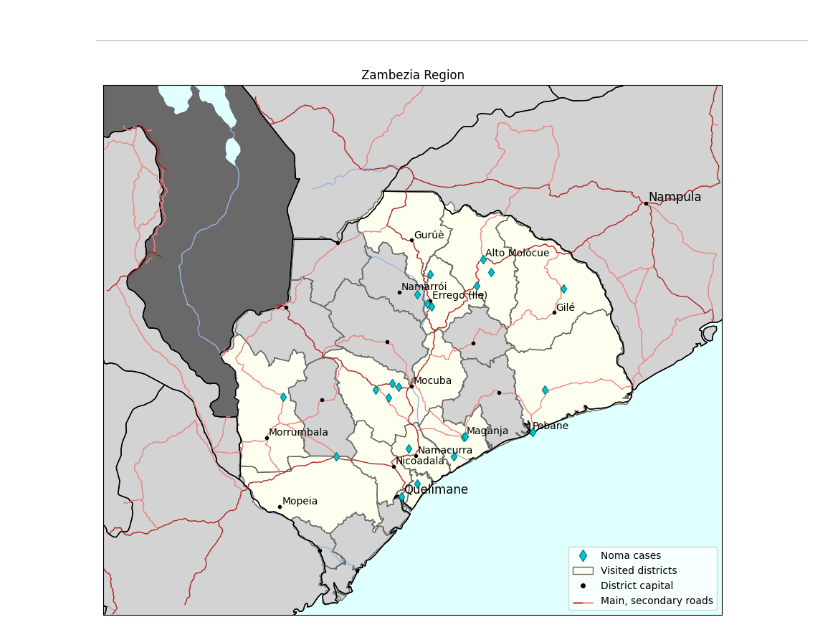
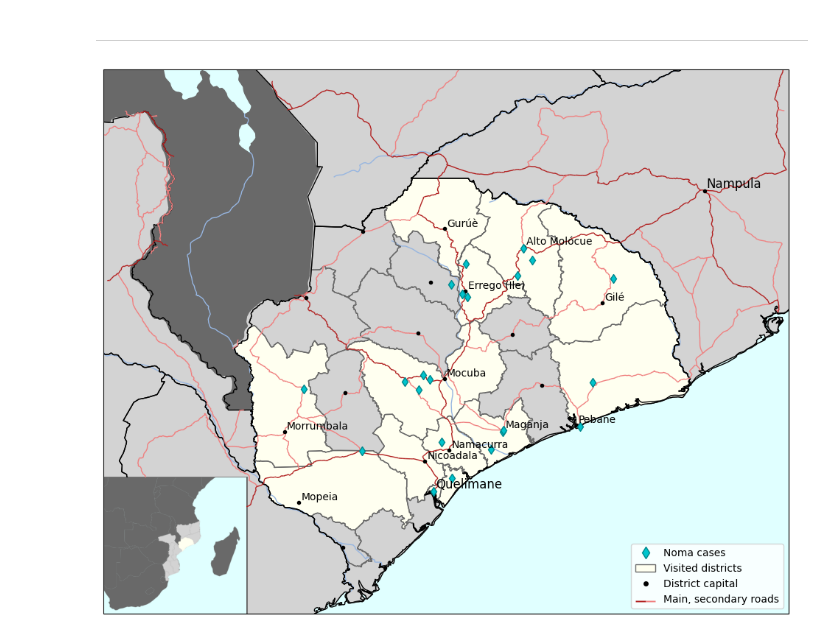
Before and after one commit to Victorivus/noma_cases_visualisation_mozambique, a Jupyter notebook: visualize_data.ipynb, the cells around one changed output. Drawn from its saved outputs; the diff is of its cells as text; code cells hidden in the pictures.

Commit message:
Add miniature african map in corner

```diff
--- a/visualize_data.ipynb
+++ b/visualize_data.ipynb
@@ -42,16 +85,21 @@ def load_maps_and_regions():
     ax.add_geometries(zambezia_districts[zambezia_districts.ADM1_PT=='Zambezia']['geometry'], crs=ccrs.PlateCarree(),
                     edgecolor='dimgray', linestyle='-', facecolor='none', linewidth=1)
 
-    # Plot Zambezia region boundary
-    ax.add_geometries(moz_regions['geometry'], crs=ccrs.PlateCarree(), edgecolor='black', linestyle='-', facecolor='none')
+    for region in zambezia_districts.ADM1_PT.unique():
+        ax.add_geometries(zambezia_districts[zambezia_districts.ADM1_PT==region].dissolve()['geometry'], crs=ccrs.PlateCarree(),
+                    edgecolor='black', linestyle='-', facecolor='none', linewidth=1)
+
+
+        # Plot Zambezia region boundary
+        # ax.add_geometries(moz_regions['geometry'], crs=ccrs.PlateCarree(), edgecolor='black', linestyle='-', facecolor='none')
 
     # moz_regions['color'] = np.where(moz_regions['name']=='Zambezia', 'lightgray', 'darkgrey') # Different gray tone for inside or outside Zambezia
     moz_regions['color'] = 'lightgray' # np.where(moz_regions['name']=='Zambezia', 'darkgrey', 'darkgrey')
     zambezia_region = moz_regions[moz_regions['name']=='Zambezia']['geometry'].unary_union
-    moz_regions.plot(color=moz_regions['color'], ax=ax)
+    moz_regions.plot(facecolor=moz_regions['color'], edgecolor='none', ax=ax)
 
     mw_regions = gpd.read_file("world_shp/mw.shp")
-    mw_regions.dissolve().plot(color='dimgray', edgecolor="black", ax=ax)
+    mw_regions.dissolve().plot(facecolor='dimgray', edgecolor='none', ax=ax, linewidth=2)
     return ax, defined_region, zambezia_region, zambezia_districts
 # %%
 def load_roads(ax, defined_region, zambezia_region, output_folder = "generated_shp"):
@@ -92,7 +140,8 @@ def load_roads(ax, defined_region, zambezia_region, output_folder = "generated_s
         #         'secondary': 'lightcoral',
         #         'secondary_link': 'lightcoral'
         #     }
-        ax.add_geometries([road['geometry']], crs=ccrs.PlateCarree(), edgecolor=color[road['fclass']], linewidth=1, facecolor='none')
+        ax.add_geometries([road['geometry']], crs=ccrs.PlateCarree(), edgecolor=color[road['fclass']],
+                          linewidth=1, facecolor='none')
 
     if save:
         gdf[gdf['fclass'].isin(target_fclasses)].to_file(os.path.join(output_folder,"our_roads.shp"))
@@ -245,20 +294,23 @@ def load_study_data(ax, zambezia_districts, filename="Case_series.csv", delimite
 
     # Namarroi wasn't visited although cases were reported there
     zambezia_districts_strict.loc[zambezia_districts_strict.ADM2_PT=='Namarroi', 'color'] = 'lightgray'
+    zambezia_districts_strict.loc[zambezia_districts_strict.ADM2_PT=='Derre', 'color'] = 'lightgray'
     # Gurue and Nicoadala were visited but not cases reported
     zambezia_districts_strict.loc[zambezia_districts_strict.ADM2_PT=='Gurue', 'color'] = visited_color
     zambezia_districts_strict.loc[zambezia_districts_strict.ADM2_PT=='Nicoadala', 'color'] = visited_color
+    zambezia_districts_strict.loc[zambezia_districts_strict.ADM2_PT=='Mopeia', 'color'] = visited_color
     zambezia_districts_strict.plot(color=zambezia_districts_strict['color'], ax=ax)
     return ax
 # %% [markdown]
 _____
 # %%
 ax, defined_region, zambezia_region, zambezia_districts = load_maps_and_regions()
+create_mini_global_map()
 ax = load_roads(ax, defined_region, zambezia_region)
 ax = load_waterways(ax, defined_region)
 # ax = load_health_facilities(ax) # Decided to not show in the latest version
 ax = load_places(ax, defined_region)
-ax = load_study_data(ax, zambezia_districts, case_color="#00c5cd", markeredgecolor='#00868b')
+ax = load_study_data(ax, zambezia_districts, case_color="#00c5cd", markeredgecolor='#00868b', delimiter=',', decimal='.')
 
 
 ####################################################################################################################
@@ -267,33 +319,46 @@ ax = load_study_data(ax, zambezia_districts, case_color="#00c5cd", markeredgecol
 visited_districts_patch = Patch(facecolor='ivory', edgecolor='dimgray', label='Visited districts')
 cases_handle = Line2D([], [], marker='d', color='none', markerfacecolor="#00c5cd",
                       markeredgecolor="#00868b", markersize=8, label="Noma cases")
 capitals_handle = Line2D([], [], marker='.', color='none',markerfacecolor="black",
                       markeredgecolor="black", markersize=8, label="District capital")
 handles = [cases_handle, visited_districts_patch, capitals_handle]
 labels = [h.get_label() for h in handles]
 # Aggregate into single legend entry main and secondary roads
 combined_roads_patch = MulticolorPatch(['firebrick', 'lightcoral'])
 handles.append(combined_roads_patch)
 labels.append('Main, secondary roads')
 # main_roads_line = Line2D([], [], color='firebrick', linestyle='-', linewidth=2, label='Main roads')
 # secondary_roads_line = Line2D([], [], color='lightcoral', linestyle='-', linewidth=2, label='Secondary roads')
 # handles.extend([main_roads_line, secondary_roads_line])
 # labels.extend([main_roads_line.get_label(), secondary_roads_line.get_label()])
 
 ax.legend(handles, labels, loc='lower right',
          handler_map={MulticolorPatch: MulticolorPatchHandler()})
 
 ####################################################################################################################
 
 mw_regions = gpd.read_file("world_shp/mw.shp")
-mw_regions.dissolve().plot(color='dimgray', edgecolor="black", ax=ax)
+# mw_regions.dissolve().plot(color='dimgray', edgecolor="black", ax=ax)
+
+
+# Insert the cropped image into the global plot's lower-left corner
+cropped_image = plt.imread('cropped_africa_plot.png')
+ax.imshow(cropped_image, aspect='auto', extent=[34.0, 35.25, -19.0, -17.75], zorder=2)
+
+
+# Insert the cropped image into the global plot's lower-left corner
+cropped_image = plt.imread('cropped_africa_plot.png')
+ax.imshow(cropped_image, aspect='auto', extent=[34.0, 35.25, -19.0, -17.75], zorder=2)
+border_rect_main = Rectangle((34.0, -19.0), 1.25, 1.25, linewidth=2, edgecolor='dimgray', facecolor='none', linestyle='-')
+ax.add_patch(border_rect_main)
 
 # Set plot title
-plt.title("Zambezia Region")
+# plt.title("Zambezia Region")
 
+# Save the plot with the inset map
 plt.savefig("zambezia_districts_map.pdf", bbox_inches='tight')
 
 # Show plot
 plt.show()
 # %% [output]
-[figure, old version]
+[figure, new version]
```
Also changed, not shown: parts of 2 cells of this notebook, 1 other file.
